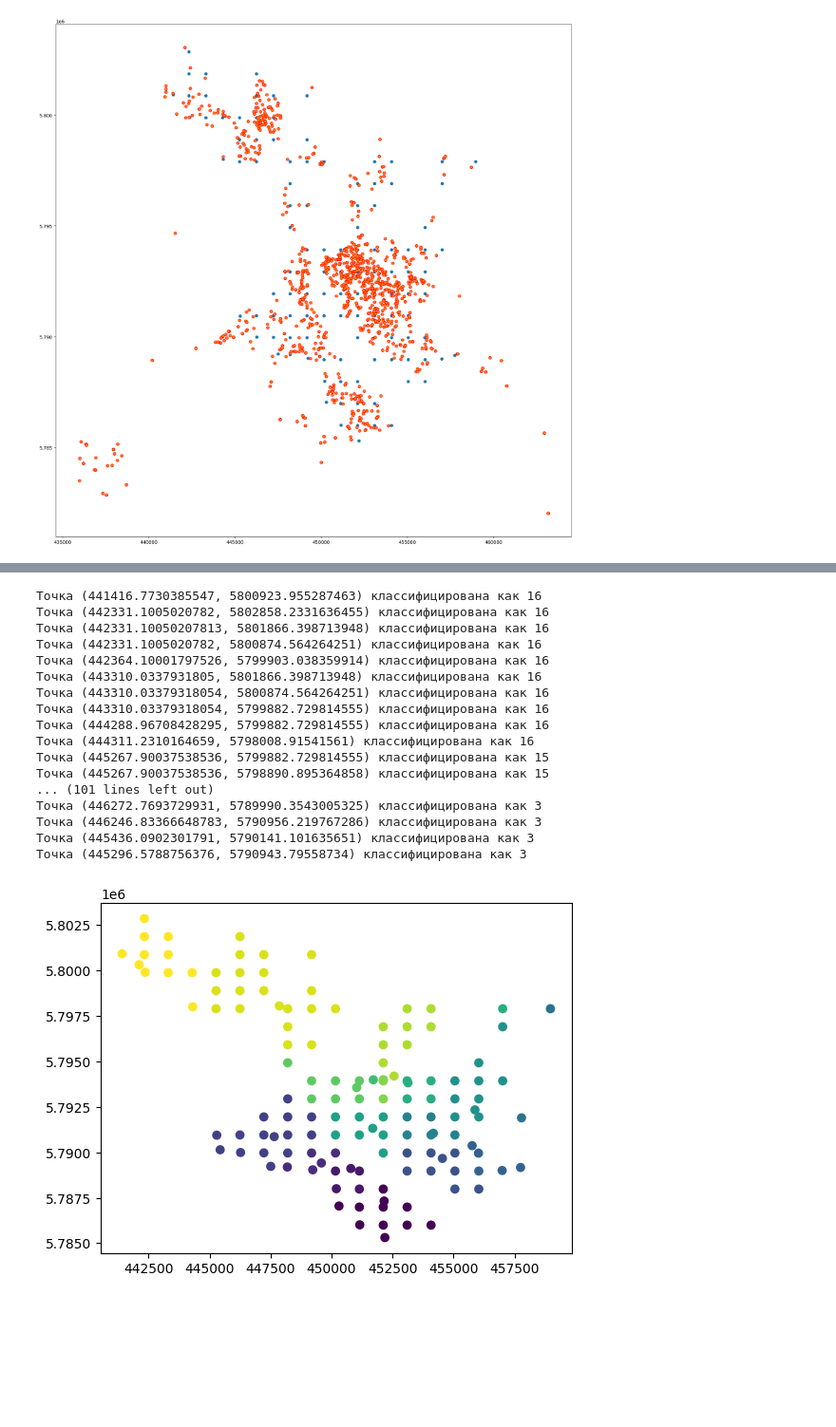
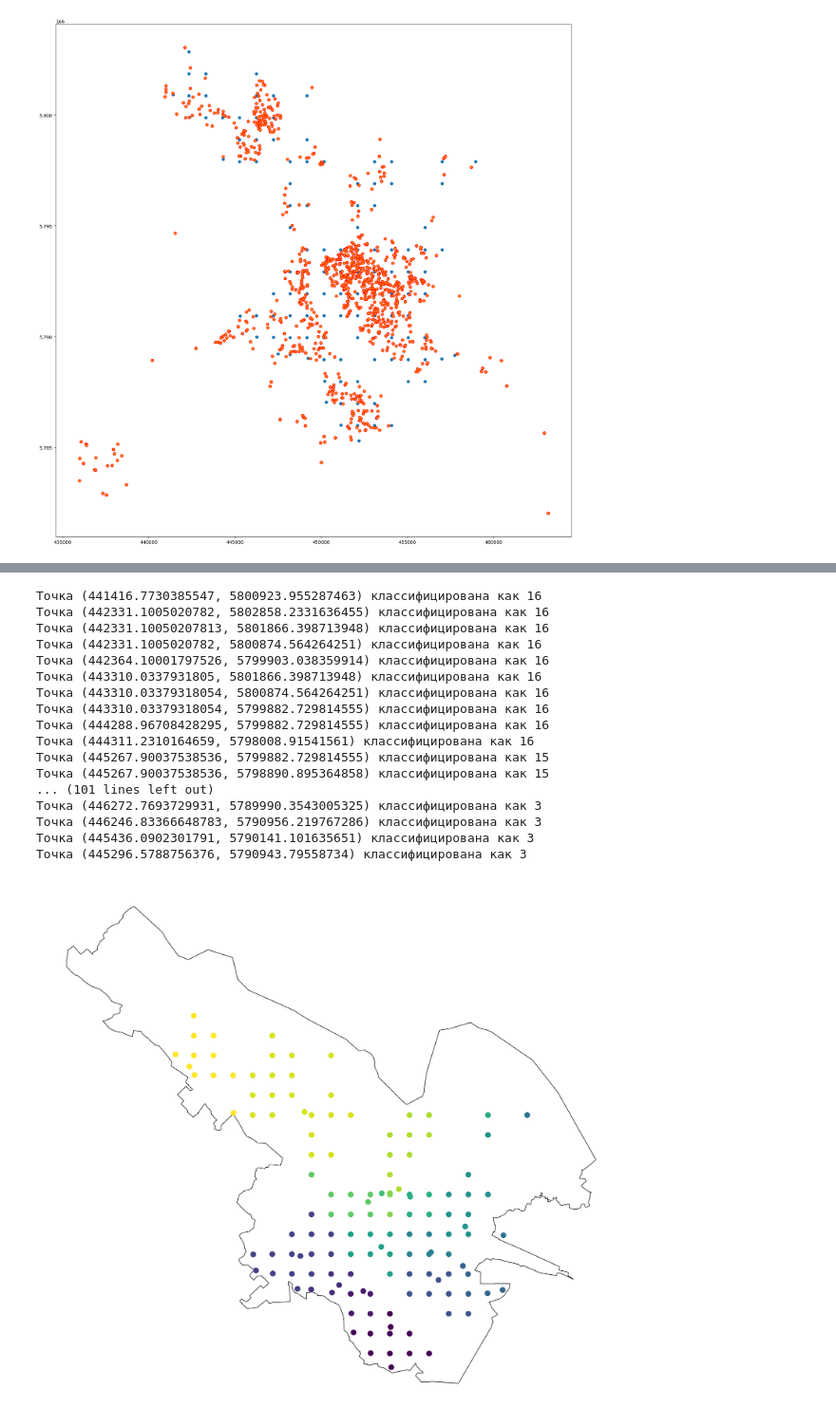
Before and after one commit to Vaynbaum/placement-electric-charging-stations, a Jupyter notebook: backend/t.ipynb, the cells around one changed output, grey strips where cells are left out. Shown at 95% size. Drawn from its saved outputs; the diff is of its cells as text; code cells hidden in the pictures; blank space fills up the shorter version.

```diff
--- a/backend/t.ipynb
+++ b/backend/t.ipynb
@@ -481,7 +481,7 @@ from matplotlib.patches import Rectangle
 # D = 0.004
 # OF = 0.00005
 # M = 1.5
-D = 500
+D = 445
 OF = 10
 M = 1
 # xs = []
@@ -508,6 +508,6 @@ plt.scatter(x, y)
 plt.scatter(x_p, y_p, edgecolors="red")
 # ax.set_xlim(west, east)
 # ax.set_ylim(south, north)
-# ax.axis("off")
+ax.axis("off")
 plt.show()
 # %% [output]
@@ -618,6 +621,8 @@ draw(data_pols)
 # %%
 import numpy as np
 from sklearn.neighbors import KNeighborsClassifier
+
+fig, ax = plt.subplots(figsize=(20, 20))
 
 # Заданные классифицированные точки (координаты и класс)
 classified_points = []
@@ -650,33 +655,34 @@ predicted_labels = knn.predict(X_test)
 x = [c[0] for c in classified_points]
 y = [c[1] for c in classified_points]
 c = [c[2] for c in classified_points]
 
 # Вывод результатов
 for point, label in zip(unclassified_points, predicted_labels):
     print("Точка", point, "классифицирована как", label)
     x.append(point[0])
     y.append(point[1])
     c.append(label)
 
-
-plt.scatter(x, y, c=c)
+city.plot(ax=ax, color="none", edgecolor="black")
+ax.axis("off")
+plt.scatter(x, y, c=c, linewidths=5)
 plt.show()
 # %% [output]
 Точка (441416.7730385547, 5800923.955287463) классифицирована как 16
 Точка (442331.1005020782, 5802858.2331636455) классифицирована как 16
 Точка (442331.10050207813, 5801866.398713948) классифицирована как 16
 Точка (442331.1005020782, 5800874.564264251) классифицирована как 16
 Точка (442364.10001797526, 5799903.038359914) классифицирована как 16
 Точка (443310.0337931805, 5801866.398713948) классифицирована как 16
 Точка (443310.03379318054, 5800874.564264251) классифицирована как 16
 Точка (443310.03379318054, 5799882.729814555) классифицирована как 16
 Точка (444288.96708428295, 5799882.729814555) классифицирована как 16
 Точка (444311.2310164659, 5798008.91541561) классифицирована как 16
 Точка (445267.90037538536, 5799882.729814555) классифицирована как 15
 Точка (445267.90037538536, 5798890.895364858) классифицирована как 15
 ... (101 lines left out)
 Точка (446272.7693729931, 5789990.3543005325) классифицирована как 3
 Точка (446246.83366648783, 5790956.219767286) классифицирована как 3
 Точка (445436.0902301791, 5790141.101635651) классифицирована как 3
 Точка (445296.5788756376, 5790943.79558734) классифицирована как 3
-[figure, old version]
+[figure, new version]
```
Also changed, not shown: parts of 2 cells of this notebook, 5 other files.
